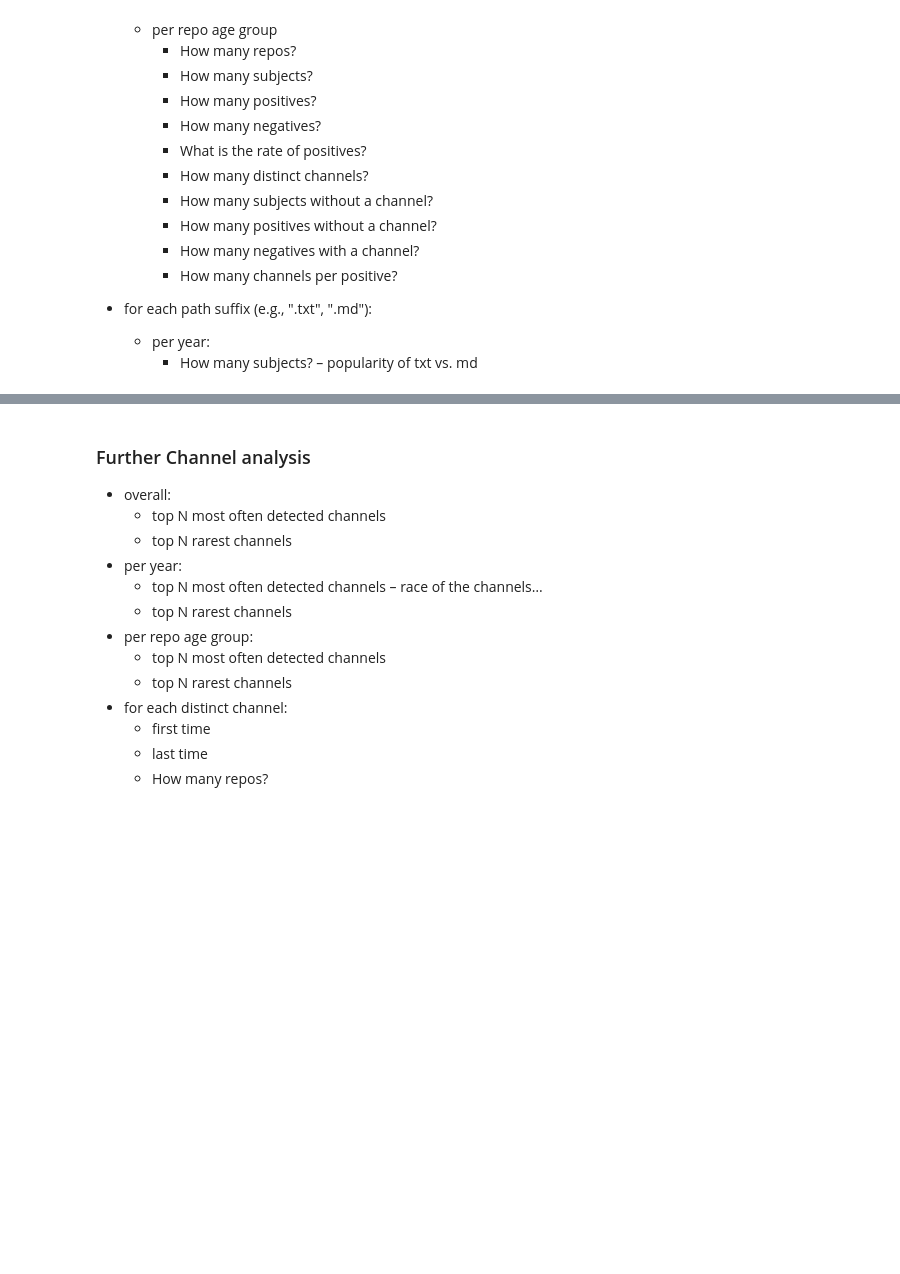
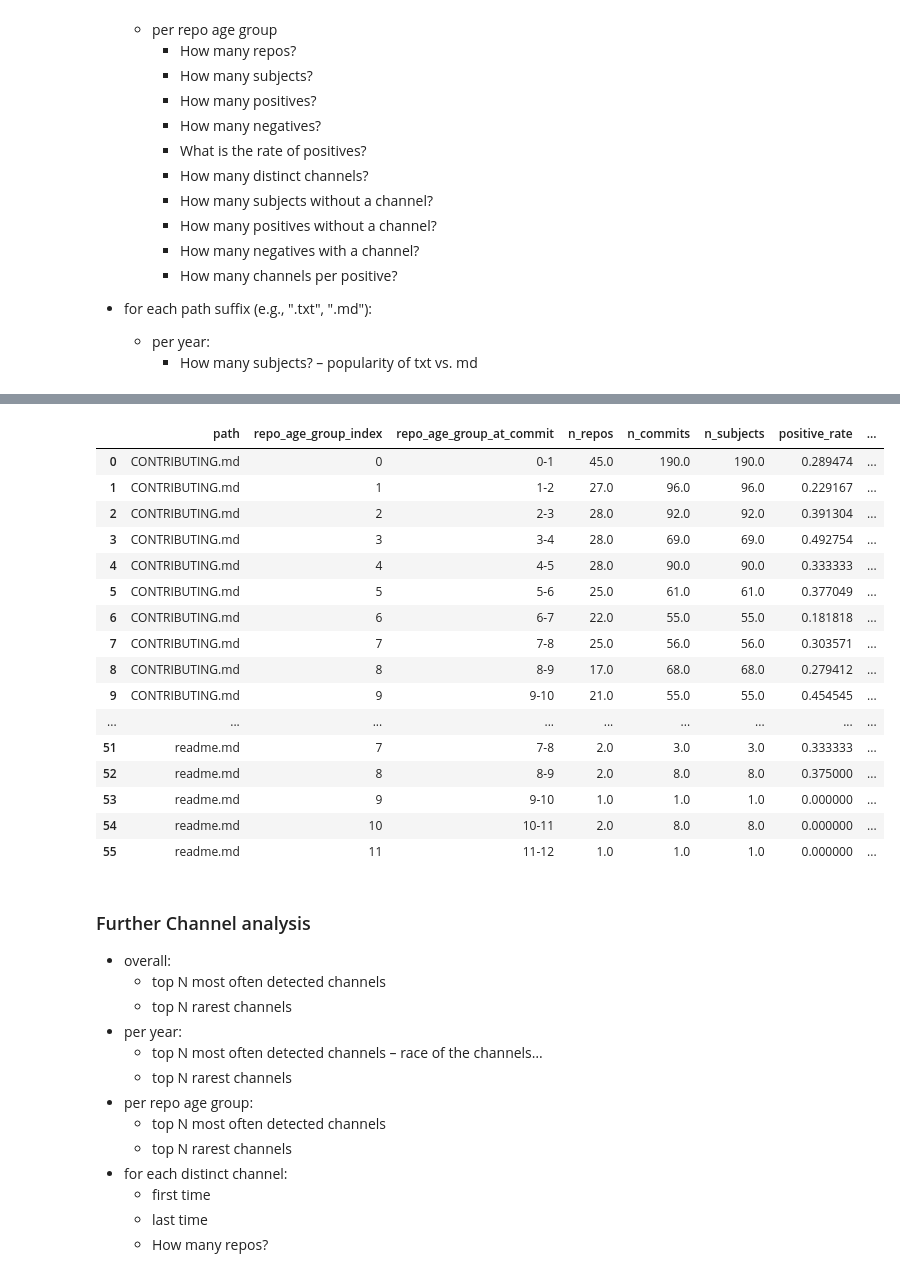
Before and after one commit to Leonard-Esser/autumn-2025-results, a Jupyter notebook: notebook.ipynb, the cells around one changed output, grey strips where cells are left out. Drawn from its saved outputs; the diff is of its cells as text; code cells hidden in the pictures; blank space fills up the shorter version.

```diff
--- a/notebook.ipynb
+++ b/notebook.ipynb
@@ -776,3 +994,47 @@ repo_age_group_summary
+# %%
+group_keys = ["path", "repo_age_group_index", "repo_age_group_at_commit"]
+
+cfg = SummarizeConfig(
+    include_metrics=(
+        "n_repos",
+        "n_commits",
+        "n_subjects",
+        "positive_rate",
+        "n_distinct_channels",
+        "most_frequently_detected_channel",
+        "least_commonly_detected_channel",
+        "channel_pos_neg_breakdown",
+    ),
+    group_keys=tuple(group_keys),
+)
+
+path_repo_age_group_summaries = (
+    subjects
+    .set_index(group_keys)
+    .groupby(group_keys, dropna=False)
+    .apply(lambda g: summarize_subjects_configurable(g, cfg))
+    .reset_index()
+)
+
+path_repo_age_group_summaries
+# %% [output]
+|  | path | repo_age_group_index | repo_age_group_at_commit | n_repos | n_commits | n_subjects | positive_rate | ... |
+| 0 | CONTRIBUTING.md | 0 | 0-1 | 45.0 | 190.0 | 190.0 | 0.289474 | ... |
+| 1 | CONTRIBUTING.md | 1 | 1-2 | 27.0 | 96.0 | 96.0 | 0.229167 | ... |
+| 2 | CONTRIBUTING.md | 2 | 2-3 | 28.0 | 92.0 | 92.0 | 0.391304 | ... |
+| 3 | CONTRIBUTING.md | 3 | 3-4 | 28.0 | 69.0 | 69.0 | 0.492754 | ... |
+| 4 | CONTRIBUTING.md | 4 | 4-5 | 28.0 | 90.0 | 90.0 | 0.333333 | ... |
+| 5 | CONTRIBUTING.md | 5 | 5-6 | 25.0 | 61.0 | 61.0 | 0.377049 | ... |
+| 6 | CONTRIBUTING.md | 6 | 6-7 | 22.0 | 55.0 | 55.0 | 0.181818 | ... |
+| 7 | CONTRIBUTING.md | 7 | 7-8 | 25.0 | 56.0 | 56.0 | 0.303571 | ... |
+| 8 | CONTRIBUTING.md | 8 | 8-9 | 17.0 | 68.0 | 68.0 | 0.279412 | ... |
+| 9 | CONTRIBUTING.md | 9 | 9-10 | 21.0 | 55.0 | 55.0 | 0.454545 | ... |
+| ... | ... | ... | ... | ... | ... | ... | ... | ... |
+| 51 | readme.md | 7 | 7-8 | 2.0 | 3.0 | 3.0 | 0.333333 | ... |
+| 52 | readme.md | 8 | 8-9 | 2.0 | 8.0 | 8.0 | 0.375000 | ... |
+| 53 | readme.md | 9 | 9-10 | 1.0 | 1.0 | 1.0 | 0.000000 | ... |
+| 54 | readme.md | 10 | 10-11 | 2.0 | 8.0 | 8.0 | 0.000000 | ... |
+| 55 | readme.md | 11 | 11-12 | 1.0 | 1.0 | 1.0 | 0.000000 | ... |
 # %% [markdown]
 ### Further Channel analysis
 
```
Also changed, not shown: parts of 12 cells of this notebook, 2 other files.
